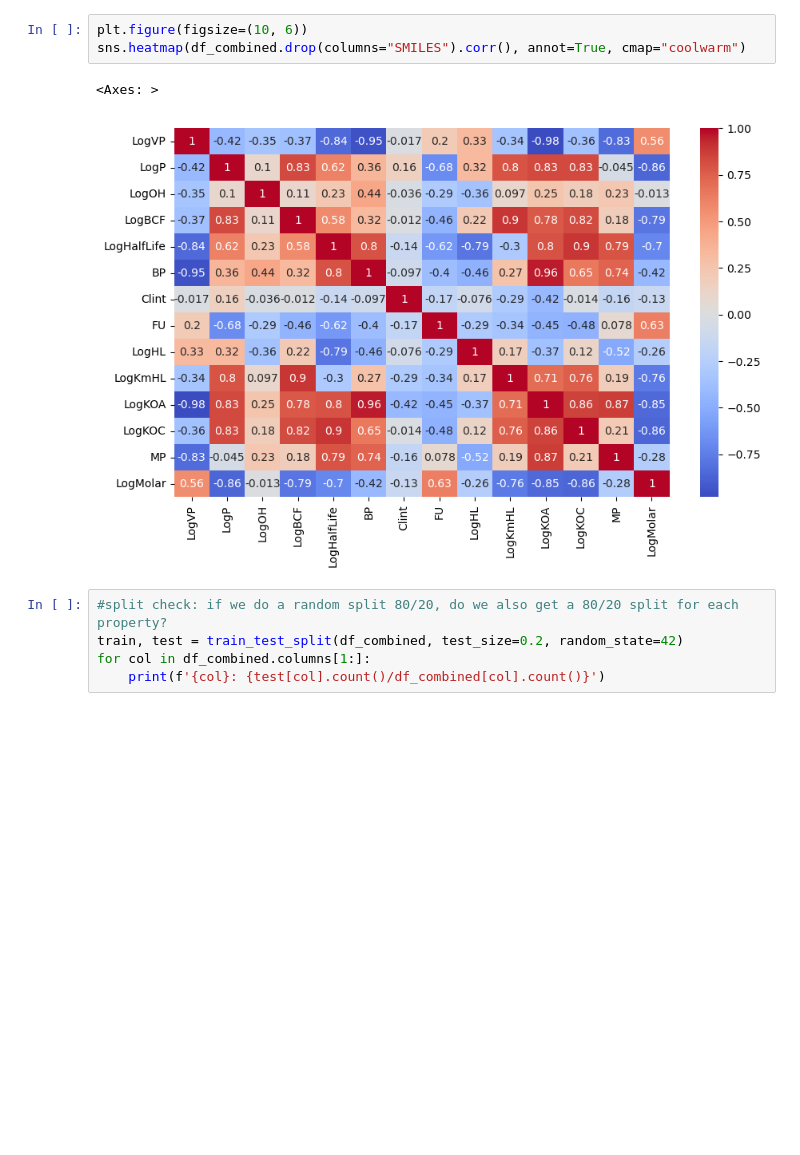
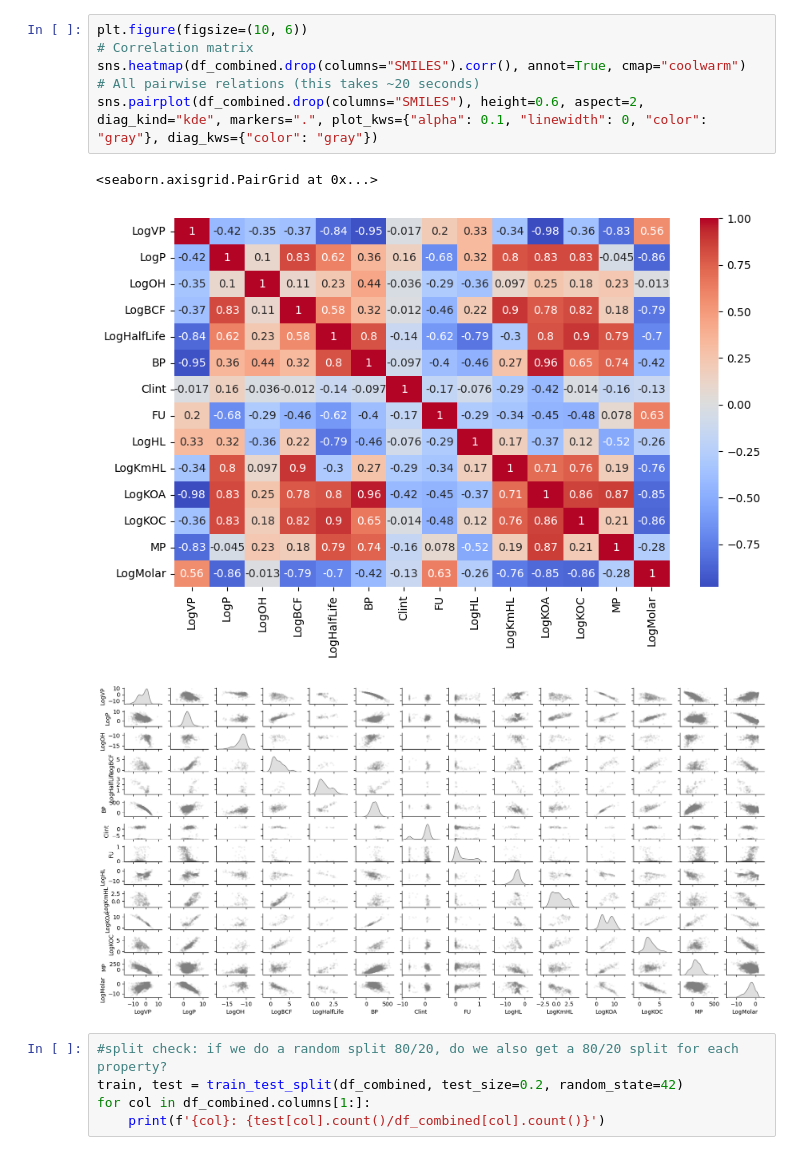
Before and after one commit to Cschiebroek/Digital_Chemistry, a Jupyter notebook: 1_Data.ipynb, the cells around one changed output. Cells and saved outputs as stored; diff of their text form; blank space fills up the shorter version.

```diff
--- a/1_Data.ipynb
+++ b/1_Data.ipynb
@@ -32,10 +31,14 @@ Reading OPERA_Data/KM_QR.sdf
 ... (6 outputs left out)
 # %%
 plt.figure(figsize=(10, 6))
+# Correlation matrix
 sns.heatmap(df_combined.drop(columns="SMILES").corr(), annot=True, cmap="coolwarm")
+# All pairwise relations (this takes ~20 seconds)
+sns.pairplot(df_combined.drop(columns="SMILES"), height=0.6, aspect=2, diag_kind="kde", markers=".", plot_kws={"alpha": 0.1, "linewidth": 0, "color": "gray"}, diag_kws={"color": "gray"})
 # %% [output]
-<Axes: >
+<seaborn.axisgrid.PairGrid at 0x...>
 [figure]
+[figure, added]
 # %%
 #split check: if we do a random split 80/20, do we also get a 80/20 split for each property?
 train, test = train_test_split(df_combined, test_size=0.2, random_state=42)
```
Also changed, not shown: parts of 2 cells of this notebook, 5 other files.
